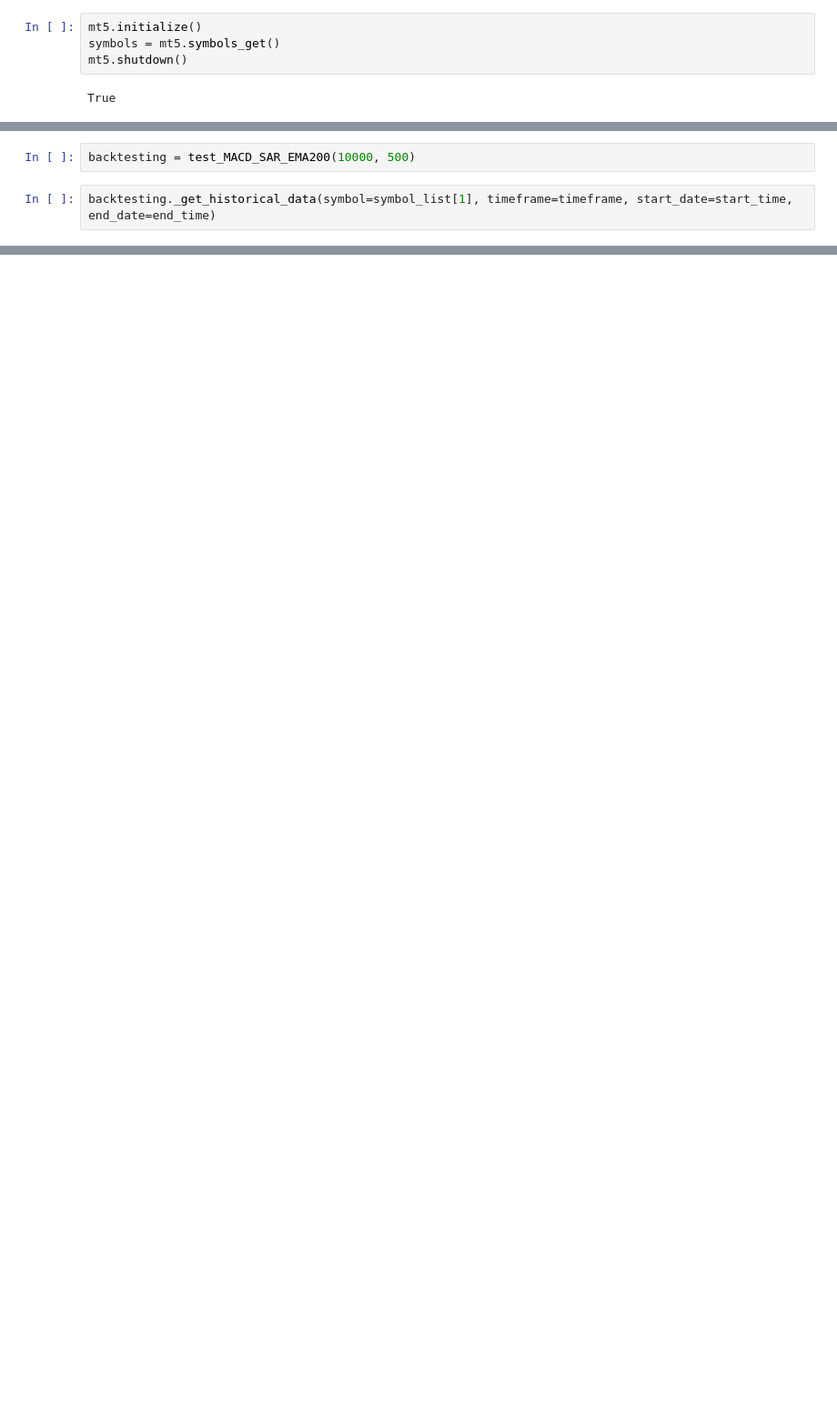
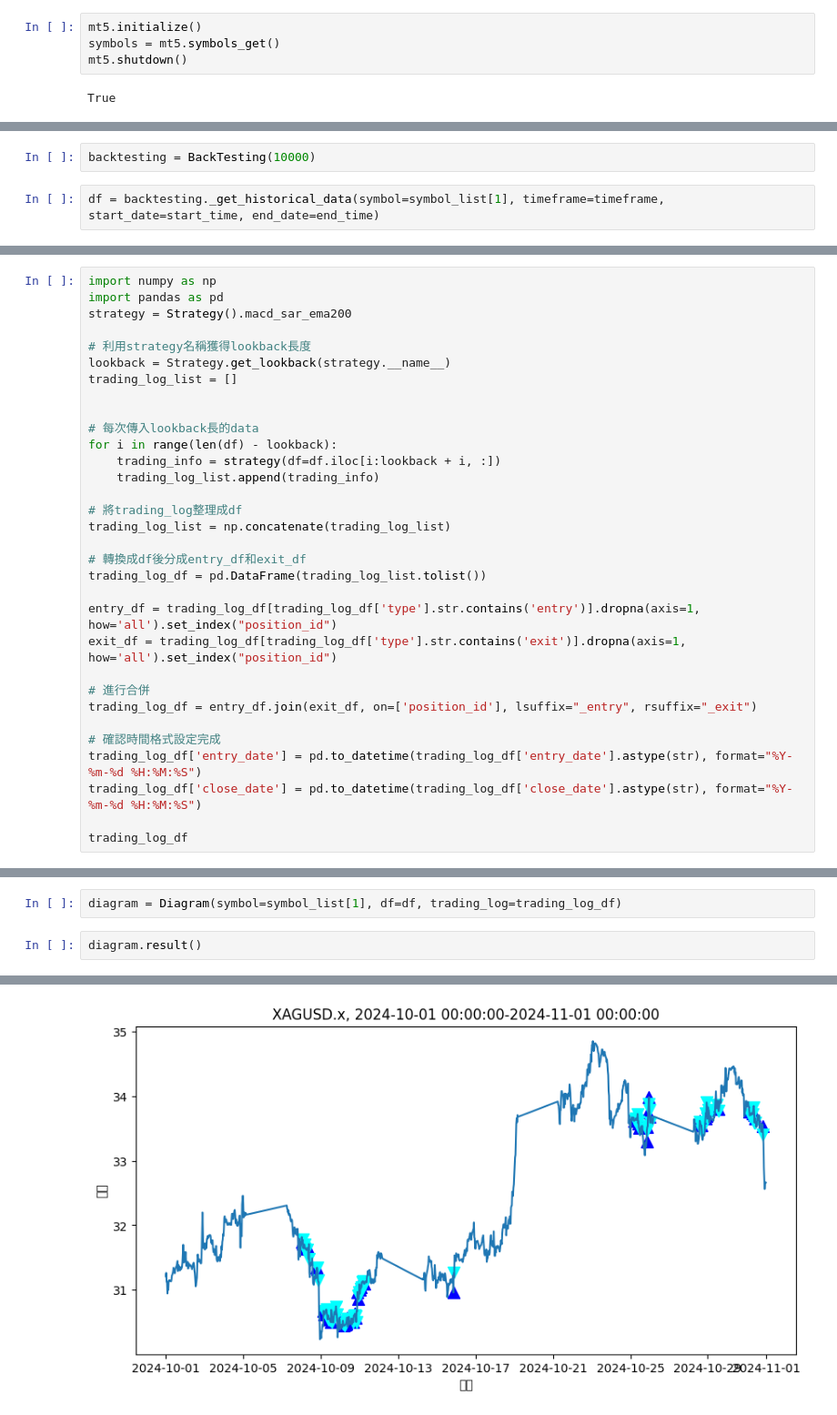
Before and after one commit to dcde22345/trading-ML, a Jupyter notebook: backtesting.ipynb, the cells around one changed output, grey strips where cells are left out. Shown at 91% size. Cells and saved outputs as stored; diff of their text form; blank space fills up the shorter version.

```diff
--- a/backtesting.ipynb
+++ b/backtesting.ipynb
@@ -17,4 +25,4 @@ symbol_list = [symbol.name for symbol in symbols]
 # %%
-backtesting = test_MACD_SAR_EMA200(10000, 500)
+backtesting = BackTesting(10000)
 # %%
-backtesting._get_historical_data(symbol=symbol_list[1], timeframe=timeframe, start_date=start_time, end_date=end_time)
+df = backtesting._get_historical_data(symbol=symbol_list[1], timeframe=timeframe, start_date=start_time, end_date=end_time)
@@ -34,0 +45,32 @@ backtesting._get_historical_data(symbol=symbol_list[1], timeframe=timeframe, sta
+# %%
+import numpy as np
+import pandas as pd
+strategy = Strategy().macd_sar_ema200
+
+# 利用strategy名稱獲得lookback長度
+lookback = Strategy.get_lookback(strategy.__name__)
+trading_log_list = []
+
+
+# 每次傳入lookback長的data
+for i in range(len(df) - lookback):
+    trading_info = strategy(df=df.iloc[i:lookback + i, :])
+    trading_log_list.append(trading_info)
+
+# 將trading_log整理成df
+trading_log_list = np.concatenate(trading_log_list)
+
+# 轉換成df後分成entry_df和exit_df
+trading_log_df = pd.DataFrame(trading_log_list.tolist())
+
+entry_df = trading_log_df[trading_log_df['type'].str.contains('entry')].dropna(axis=1, how='all').set_index("position_id")
+exit_df = trading_log_df[trading_log_df['type'].str.contains('exit')].dropna(axis=1, how='all').set_index("position_id")
+
+# 進行合併
+trading_log_df = entry_df.join(exit_df, on=['position_id'], lsuffix="_entry", rsuffix="_exit")
+
+# 確認時間格式設定完成
+trading_log_df['entry_date'] = pd.to_datetime(trading_log_df['entry_date'].astype(str), format="%Y-%m-%d %H:%M:%S")
+trading_log_df['close_date'] = pd.to_datetime(trading_log_df['close_date'].astype(str), format="%Y-%m-%d %H:%M:%S")
+
+trading_log_df
@@ -34,0 +92,5 @@ backtesting._get_historical_data(symbol=symbol_list[1], timeframe=timeframe, sta
+# %%
+diagram = Diagram(symbol=symbol_list[1], df=df, trading_log=trading_log_df)
+# %%
+diagram.result()
+# %% [output]
@@ -34,0 +98 @@ backtesting._get_historical_data(symbol=symbol_list[1], timeframe=timeframe, sta
+[figure, added]
```
Also changed, not shown: parts of 16 cells of this notebook, 6 other files.
